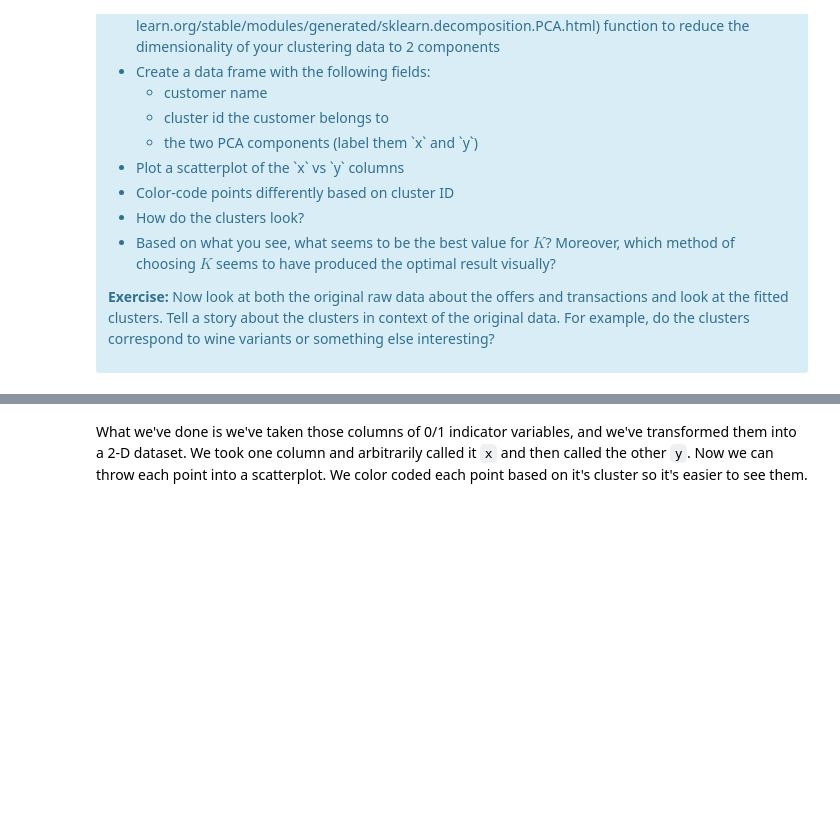
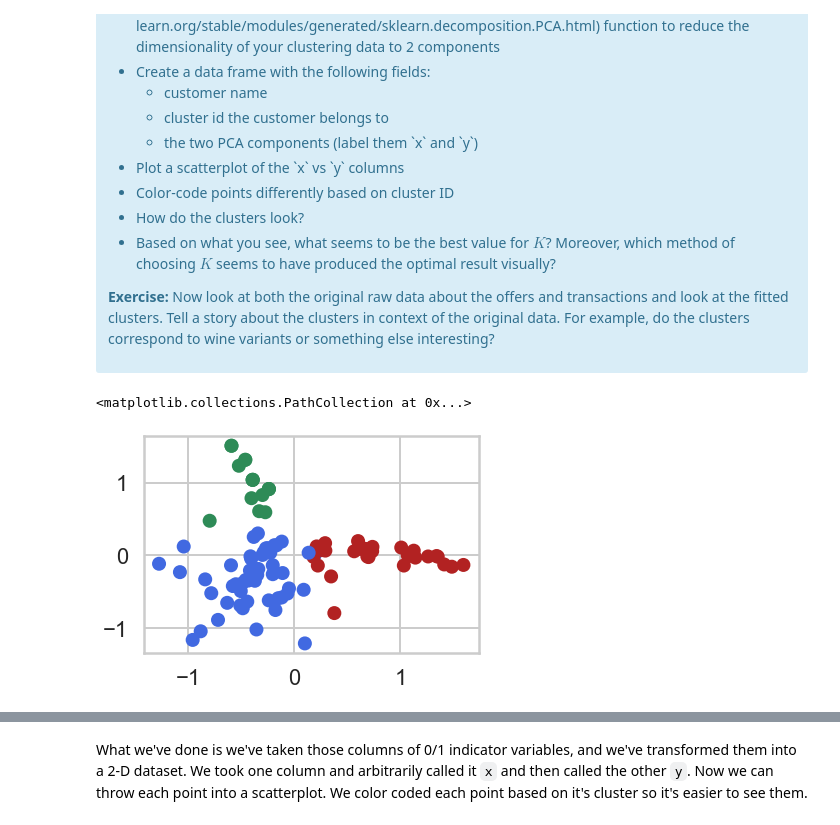
Before and after one commit to Kevin-Kwasnik/case-study--kmeans-clustering, a Jupyter notebook: Clustering Case Study - Customer Segmentation with K-Means - Tier 3.ipynb, the cells around one changed output, grey strips where cells are left out. Cells and saved outputs as stored; diff of their text form; code cells hidden in the pictures; blank space fills up the shorter version.

```diff
--- a/Clustering Case Study - Customer Segmentation with K-Means - Tier 3.ipynb
+++ b/Clustering Case Study - Customer Segmentation with K-Means - Tier 3.ipynb
@@ -498,0 +516,16 @@ This is only one use of PCA for dimension reduction. We can also use PCA when we
+# %%
+#Instantiate KMeans model.
+model= KMeans(n_clusters=3, random_state=32)
+# Call a fit_predict() on X
+cluster_assignments = model.fit_predict(x_cols)
+
+
+x_pca = sklearn.decomposition.PCA(n_components=2)
+x_pca.fit(x_cols)
+x_pcaT = x_pca.transform(x_cols)
+import matplotlib.colors
+cmap= matplotlib.colors.ListedColormap(['firebrick', 'royalblue', 'seagreen'])
+plt.scatter(x_pcaT[:, 0], x_pcaT[:, 1], c=cluster_assignments.tolist(), cmap=cmap)
+# %% [output]
+<matplotlib.collections.PathCollection at 0x...>
+[figure, added]
```
Also changed, not shown: parts of 7 cells of this notebook.
